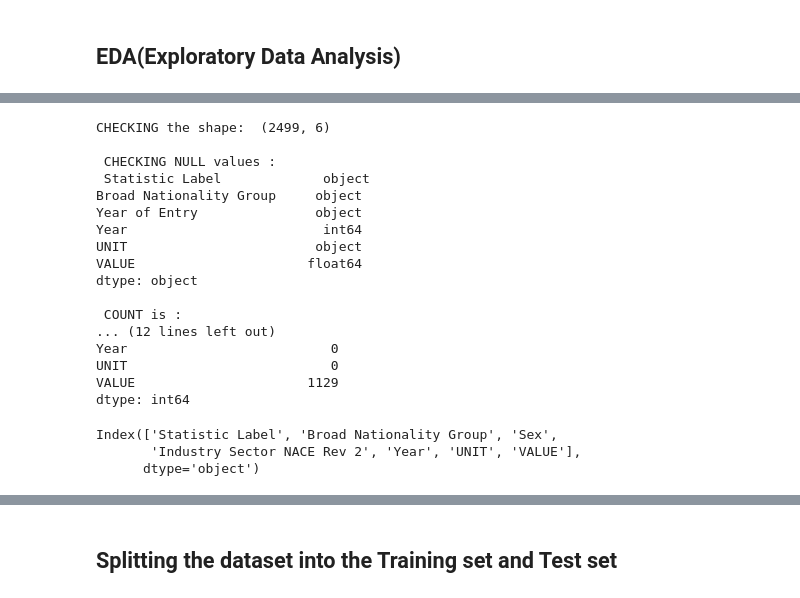
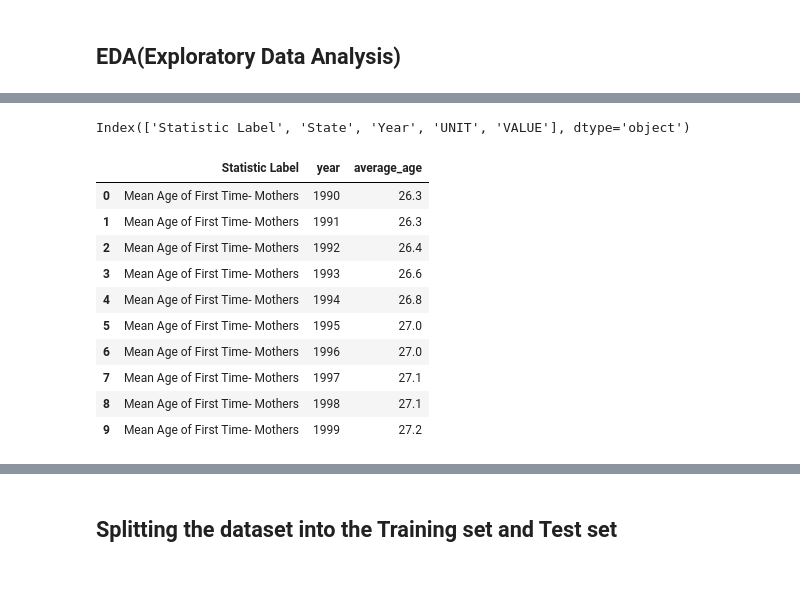
Before and after one commit to FernandoDataAnalitycs/ca_project, a Jupyter notebook: assignments.ipynb, the cells around one changed output, grey strips where cells are left out. Cells and saved outputs as stored; diff of their text form; code cells hidden in the pictures.

```diff
--- a/assignments.ipynb
+++ b/assignments.ipynb
@@ -71,30 +49,4 @@ fn_employment.describe()
-# %%
-print("CHECKING the shape: ",fn_employment.shape)#Chacking shape
-print("\n CHECKING NULL values :\n",fn_employment.dtypes)#checking data types
-
-print("\n COUNT is :\n",fn_employment.count())#count rows
-print("\n CHECKING NULL values :\n",fn_employment.isnull().sum())#checking null values
-# %% [output]
-CHECKING the shape:  (2499, 6)
-
- CHECKING NULL values :
- Statistic Label             object
-Broad Nationality Group     object
-Year of Entry               object
-Year                         int64
-UNIT                        object
-VALUE                      float64
-dtype: object
-
- COUNT is :
-... (12 lines left out)
-Year                          0
-UNIT                          0
-VALUE                      1129
-dtype: int64
-# %%
-fn_in_employment.columns
-# %% [output]
-Index(['Statistic Label', 'Broad Nationality Group', 'Sex',
-       'Industry Sector NACE Rev 2', 'Year', 'UNIT', 'VALUE'],
-      dtype='object')
+# %%
+df_aofm.columns# get column names
+# %% [output]
+Index(['Statistic Label', 'State', 'Year', 'UNIT', 'VALUE'], dtype='object')
@@ -100,0 +61,14 @@ Index(['Statistic Label', 'Broad Nationality Group', 'Sex',
+# %%
+df_aofm.head(10)# dataset before visualizing data
+# %% [output]
+|  | Statistic Label | year | average_age |
+| 0 | Mean Age of First Time- Mothers | 1990 | 26.3 |
+| 1 | Mean Age of First Time- Mothers | 1991 | 26.3 |
+| 2 | Mean Age of First Time- Mothers | 1992 | 26.4 |
+| 3 | Mean Age of First Time- Mothers | 1993 | 26.6 |
+| 4 | Mean Age of First Time- Mothers | 1994 | 26.8 |
+| 5 | Mean Age of First Time- Mothers | 1995 | 27.0 |
+| 6 | Mean Age of First Time- Mothers | 1996 | 27.0 |
+| 7 | Mean Age of First Time- Mothers | 1997 | 27.1 |
+| 8 | Mean Age of First Time- Mothers | 1998 | 27.1 |
+| 9 | Mean Age of First Time- Mothers | 1999 | 27.2 |
```
Also changed, not shown: parts of 20 cells of this notebook, 3 other files.
